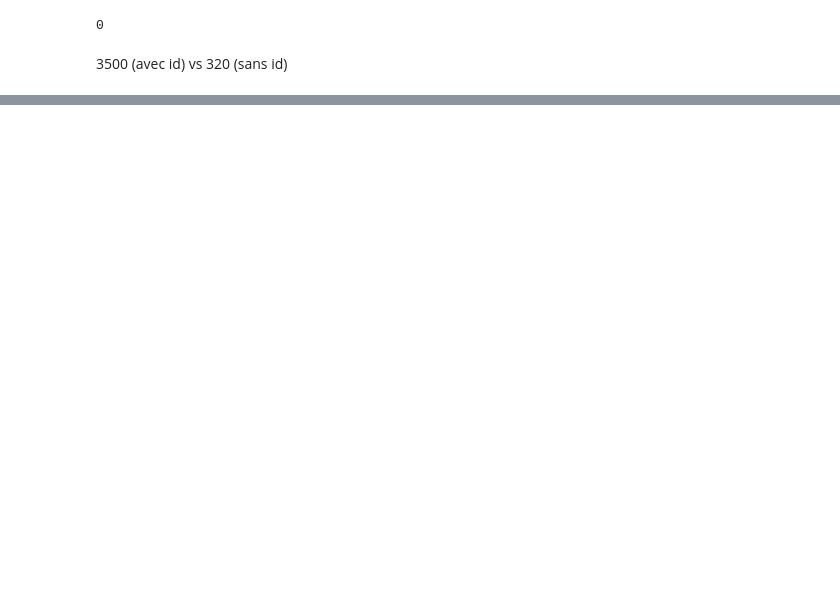
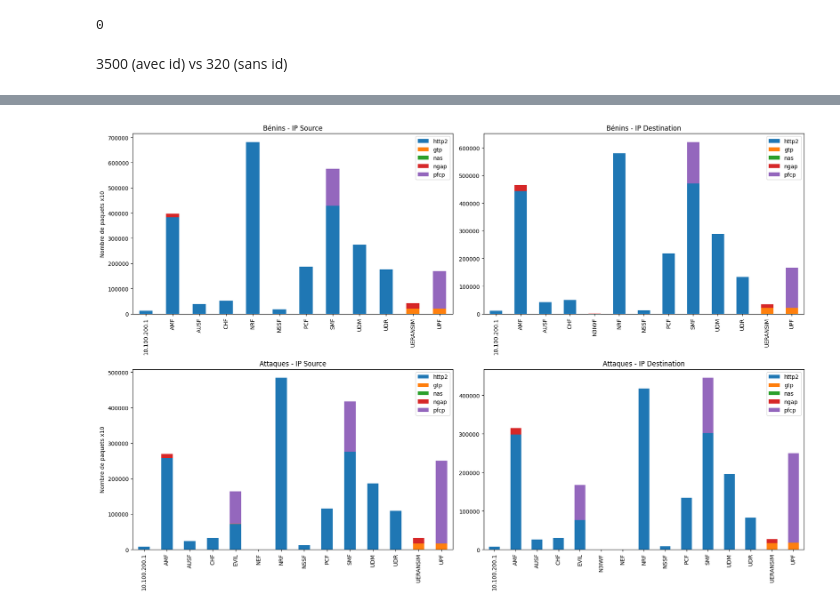
Before and after one commit to thomas-hoger/5G-Anomaly-Detection, a Jupyter notebook: notebooks/test_thomas.ipynb, the cells around one changed output, grey strips where cells are left out. Drawn from its saved outputs; the diff is of its cells as text; code cells hidden in the pictures; blank space fills up the shorter version.

```diff
--- a/notebooks/test_thomas.ipynb
+++ b/notebooks/test_thomas.ipynb
@@ -778,0 +75,64 @@ absent_count
+# %%
+import matplotlib.pyplot as plt
+import yaml
+import pandas as pd
+
+# Charger les CSV
+benign_df = pd.read_csv('./stat/benign_original (1).csv')
+attack_df = pd.read_csv('./stat/both_original (1).csv')
+
+# Charger et inverser le dictionnaire YAML
+with open('./addresses.yaml') as f:
+    addr_dict = yaml.safe_load(f)
+    addr_dict = {v: k for k, v in addr_dict.items()}
+
+# Remplacer IP par nom
+for df in [benign_df, attack_df]:
+    df["ip_src"] = df["ip_src"].map(addr_dict).fillna(df["ip_src"])
+    df["ip_dst"] = df["ip_dst"].map(addr_dict).fillna(df["ip_dst"])
+
+protocols = ['http2', 'gtp', 'nas', 'ngap', 'pfcp']
+
+# Fonction pour grouper et multiplier par 10
+def prepare_grouped(df, column):
+    grouped = df.groupby(column)[protocols].sum() * 10
+    filtered = grouped[(grouped[protocols] != 0).any(axis=1)]
+    return filtered
+
+# Préparer les 4 tableaux
+benign_src = prepare_grouped(benign_df, "ip_src")
+benign_dst = prepare_grouped(benign_df, "ip_dst")
+attack_src = prepare_grouped(attack_df, "ip_src")
+attack_dst = prepare_grouped(attack_df, "ip_dst")
+
+# Créer la figure 2x2
+fig, axes = plt.subplots(2, 2, figsize=(18, 12))
+
+# Top-left : ip_src benign
+benign_src.plot(kind='bar', stacked=True, ax=axes[0, 0])
+axes[0, 0].set_title("Bénins - IP Source")
+axes[0, 0].set_ylabel("Nombre de paquets x10")
+axes[0, 0].set_xlabel("")
+
+# Top-right : ip_dst benign
+benign_dst.plot(kind='bar', stacked=True, ax=axes[0, 1])
+axes[0, 1].set_title("Bénins - IP Destination")
+axes[0, 1].set_ylabel("")
+axes[0, 1].set_xlabel("")
+
+# Bottom-left : ip_src attaques
+attack_src.plot(kind='bar', stacked=True, ax=axes[1, 0])
+axes[1, 0].set_title("Attaques - IP Source")
+axes[1, 0].set_ylabel("Nombre de paquets x10")
+axes[1, 0].set_xlabel("")
+
+# Bottom-right : ip_dst attaques
+attack_dst.plot(kind='bar', stacked=True, ax=axes[1, 1])
+axes[1, 1].set_title("Attaques - IP Destination")
+axes[1, 1].set_ylabel("")
+axes[1, 1].set_xlabel("")
+
+plt.tight_layout()
+plt.show()
+# %% [output]
+[figure, added]
```
Also changed, not shown: parts of 27 cells of this notebook, 8 other files.
